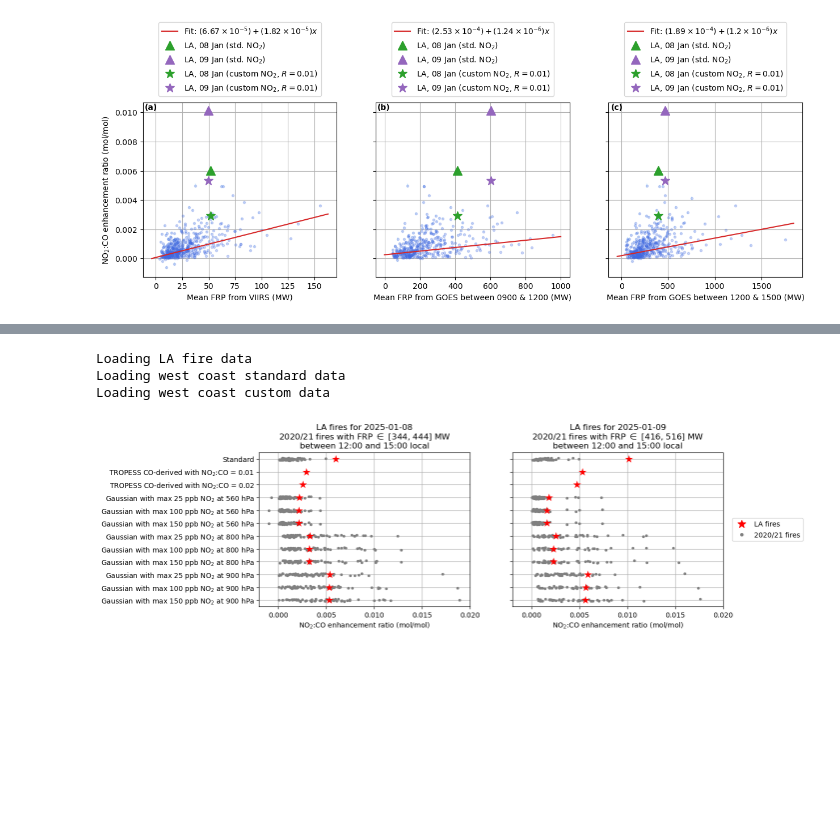
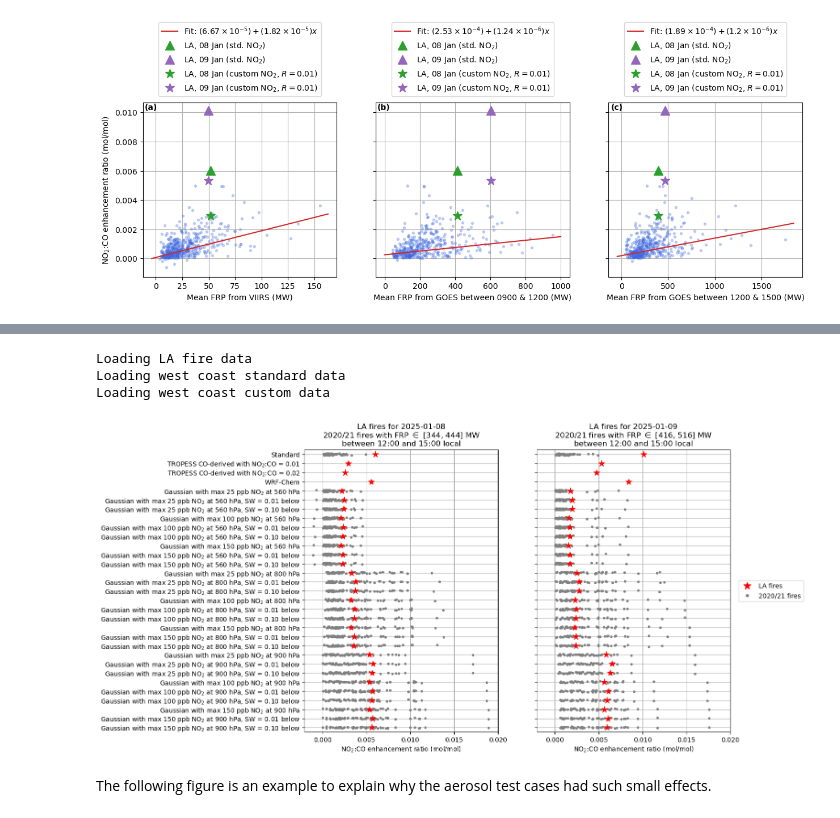
Before and after one commit to NASA-TROPESS/la-fires-2025-notebook, a Jupyter notebook: EST LA Fires.ipynb, the cells around one changed output, grey strips where cells are left out. Cells and saved outputs as stored; diff of their text form; code cells hidden in the pictures; blank space fills up the shorter version.

Commit message:
Updated notebook with WRF-Chem sensitivity test and aerosol tests from Frank

```diff
--- a/EST LA Fires.ipynb
+++ b/EST LA Fires.ipynb
@@ -93,7 +102,13 @@ LA_SLOPE_ER_CUST_NO2_R2 = nberf.SlopeErMultiSceneProvider(
 )
 # %%
 CUSTOM_ENH_DIRS_GAUSSIAN = tuple(Path('static-data/tropomi-custom/gaussian/').glob('*/enhancements'))
-CUSTON_ENH_DIRS_TROPESS = tuple(Path('static-data/tropomi-custom/tropess-dco-ratio//').glob('*/enhancements'))
+CUSTOM_ENH_DIRS_TROPESS = tuple(Path('static-data/tropomi-custom/tropess-dco-ratio/').glob('*/enhancements'))
+CUSTOM_ENH_DIRS_WRFCHEM = tuple(Path('static-data/tropomi-custom/wrf-chem/').glob('enhancements'))
+ALL_LA_ONLY_CUSTOM_ENH_DIRS = CUSTOM_ENH_DIRS_TROPESS + CUSTOM_ENH_DIRS_WRFCHEM
+ALL_CUSTOM_GAUSSIAN_ENH_DIRS = (
+    CUSTOM_ENH_DIRS_GAUSSIAN +
+    tuple(Path('static-data/tropomi-custom/gaussian-aerosol/').glob('*/enhancements'))
+)
 # %%
 LA_PLUME_MASK = nbplt.PlumeMask.from_enhancement('static-data/tropomi/enhancements/enhancement_eaton_and_palisades.nc')
 LA_CUSTOM_PLUME_MASK = nbplt.PlumeMask.from_enhancement('static-data/tropomi-custom/tropess-dco-ratio/ratio-0.01000/enhancements/enhancement_eaton_and_palisades.nc')
@@ -139,6 +154,7 @@ for ax, date in zip(axs, dates):
         vmin=0, vmax=20, cmap='rainbow',
         plume_mask=LA_PLUME_MASK,
         cblabel='NO$_2$:CO ER ({units})',
+        show_mean_er=False,
         feature_kws={'land': True, 'ocean': True}, ax=ax
     )
     ax.set_title(date.strftime('%d %b %Y'))
@@ -155,0 +178,25 @@ plt.savefig('figures/tropomi-std-ers.pdf', bbox_inches='tight')
+# %%
+_, ax = plt.subplots(figsize=(9/2.54, 3.5/2.54), subplot_kw={'projection': ccrs.PlateCarree()})
+
+date = pd.Timestamp(2025,1,9)
+nbplt.plot_gridded_enhancement(
+    'static-data/tropomi/enhancements/enhancement_eaton_and_palisades.nc',
+    date=date,
+    variable='Time/enhancement_ratio',
+    extent=[-119.0, -117.8, 33.5, 34.5],
+    vmin=0, vmax=20, cmap='rainbow',
+    plume_mask=LA_PLUME_MASK,
+    cblabel='NO$_2$:CO ER\n({units})',
+    show_mean_er=False,
+    feature_kws={'land': True, 'ocean': True}, ax=ax
+)
+ax.set_title(date.strftime('%d %b %Y'))
+nbpu.add_fire_perimeter(
+    ax, 'static-data/fire-progression/fire-perimeters.geojson',
+    'palisades', edgecolor='maroon', facecolor='none'
+)
+nbpu.add_fire_perimeter(
+    ax, 'static-data/fire-progression/fire-perimeters.geojson',
+    'eaton', edgecolor='maroon', facecolor='none'
+)
+plt.savefig('figures/tropomi-std-ers-jan09.pdf', bbox_inches='tight')
@@ -397,6 +446,7 @@ for ax, date in zip(axs, dates):
         vmin=0, vmax=20, cmap='rainbow',
         plume_mask=LA_CUSTOM_PLUME_MASK,
         cblabel='NO$_2$:CO ER (mmol mol$^{{-1}}$)',
+        show_mean_er=False,
         feature_kws={'land': True, 'ocean': True}, ax=ax
     )
     ax.set_title(date.strftime('%d %b %Y'))
@@ -1417,10 +1526,12 @@ Loading west coast custom data
 # %%
-axs = make_custom_no2_comparison_plot(local_hour_limits=[(12,15)])
+axs = make_custom_no2_comparison_plot(local_hour_limits=[(12,15)], ax_height=8, custom_enh_tropess_dirs=ALL_LA_ONLY_CUSTOM_ENH_DIRS, custom_enh_gaussian_dirs=ALL_CUSTOM_GAUSSIAN_ENH_DIRS)
 for ax in axs.ravel():
     ax.set_xticks(np.arange(0, 0.021, 0.005))
-plt.savefig('figures/custom-no2-scenarios-1200-1500.pdf', bbox_inches='tight')
+plt.savefig('figures/custom-no2-scenarios-with-aerosol-cases-1200-1500.pdf', bbox_inches='tight')
 # %% [output]
 Loading LA fire data
 Loading west coast standard data
 Loading west coast custom data
-[figure, old version]
+[figure, new version]
+# %% [markdown]
+The following figure is an example to explain why the aerosol test cases had such small effects.
```
Also changed, not shown: parts of 43 cells of this notebook, 1 other file.
